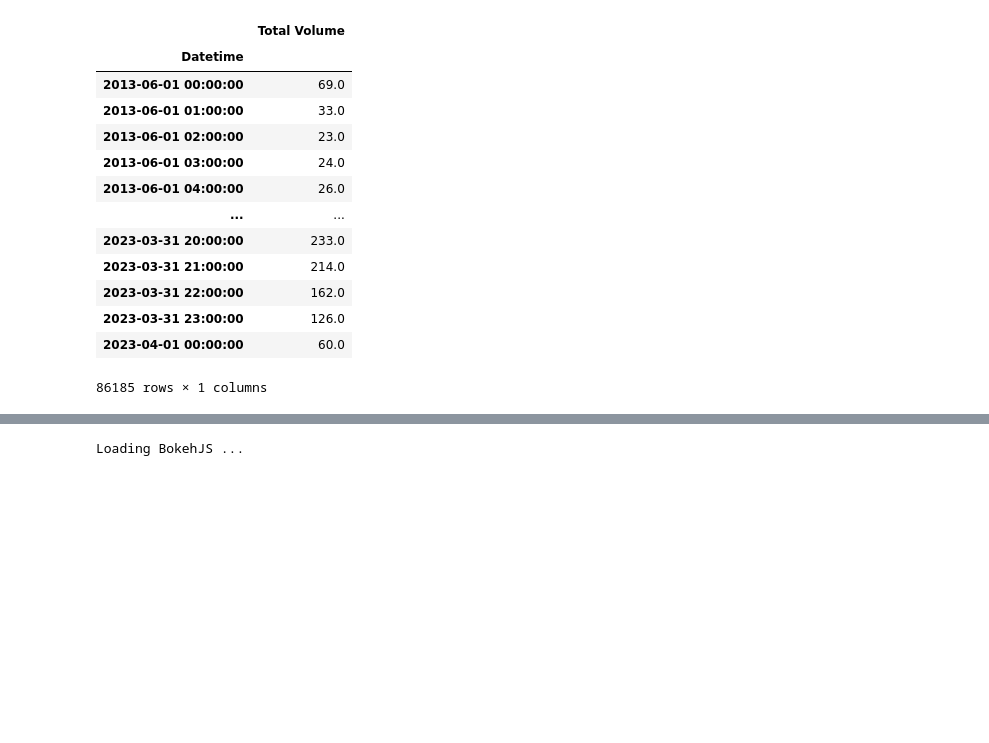
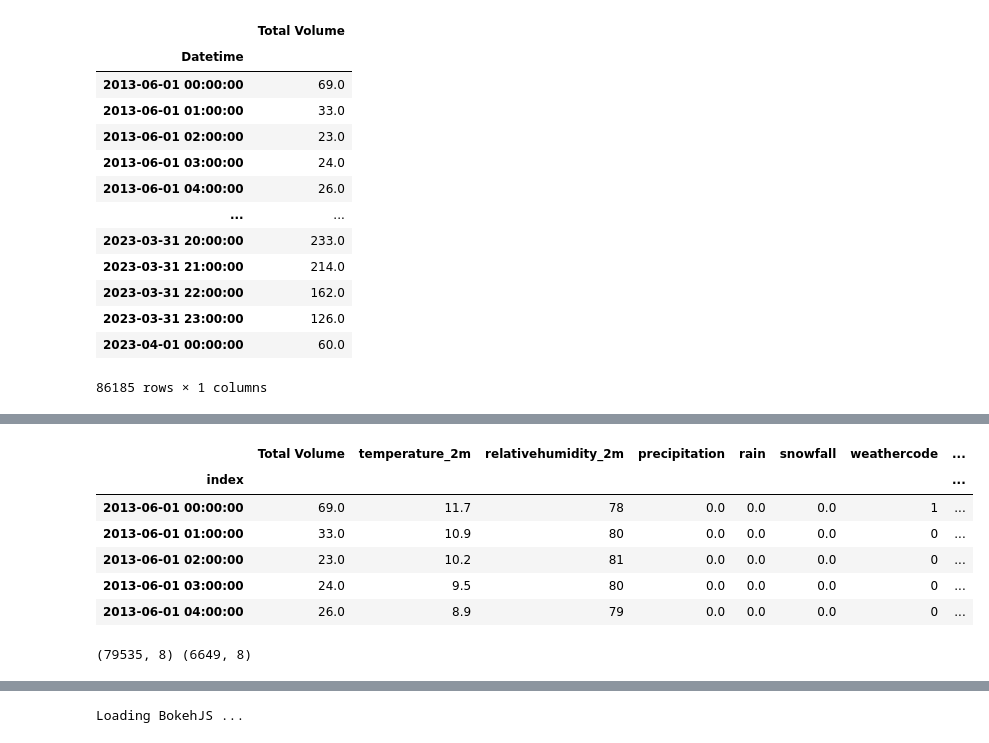
Before and after one commit to poolkit/Traffic-Flow-Forecasting, a Jupyter notebook: Preprocessing.ipynb, the cells around one changed output, grey strips where cells are left out. Cells and saved outputs as stored; diff of their text form; code cells hidden in the pictures; blank space fills up the shorter version.

```diff
--- a/Preprocessing.ipynb
+++ b/Preprocessing.ipynb
@@ -103,0 +146,3 @@ sample = agg_traffic[:1000]
+# %%
+weather['time'] = pd.to_datetime(weather['time'])
+agg_weather = weather.set_index('time')
@@ -103,0 +155,17 @@ sample = agg_traffic[:1000]
+# %%
+df.head()
+# %% [output]
+|  | Total Volume | temperature_2m | relativehumidity_2m | precipitation | rain | snowfall | weathercode | ... |
+| index |  |  |  |  |  |  |  | ... |
+| 2013-06-01 00:00:00 | 69.0 | 11.7 | 78 | 0.0 | 0.0 | 0.0 | 1 | ... |
+| 2013-06-01 01:00:00 | 33.0 | 10.9 | 80 | 0.0 | 0.0 | 0.0 | 0 | ... |
+| 2013-06-01 02:00:00 | 23.0 | 10.2 | 81 | 0.0 | 0.0 | 0.0 | 0 | ... |
+| 2013-06-01 03:00:00 | 24.0 | 9.5 | 80 | 0.0 | 0.0 | 0.0 | 0 | ... |
+| 2013-06-01 04:00:00 | 26.0 | 8.9 | 79 | 0.0 | 0.0 | 0.0 | 0 | ... |
+# %%
+test_df = df[df['Total Volume']==0]
+train_df = df[df['Total Volume']!=0]
+
+print(train_df.shape, test_df.shape)
+# %% [output]
+(79535, 8) (6649, 8)
```
Also changed, not shown: parts of 10 cells of this notebook.
